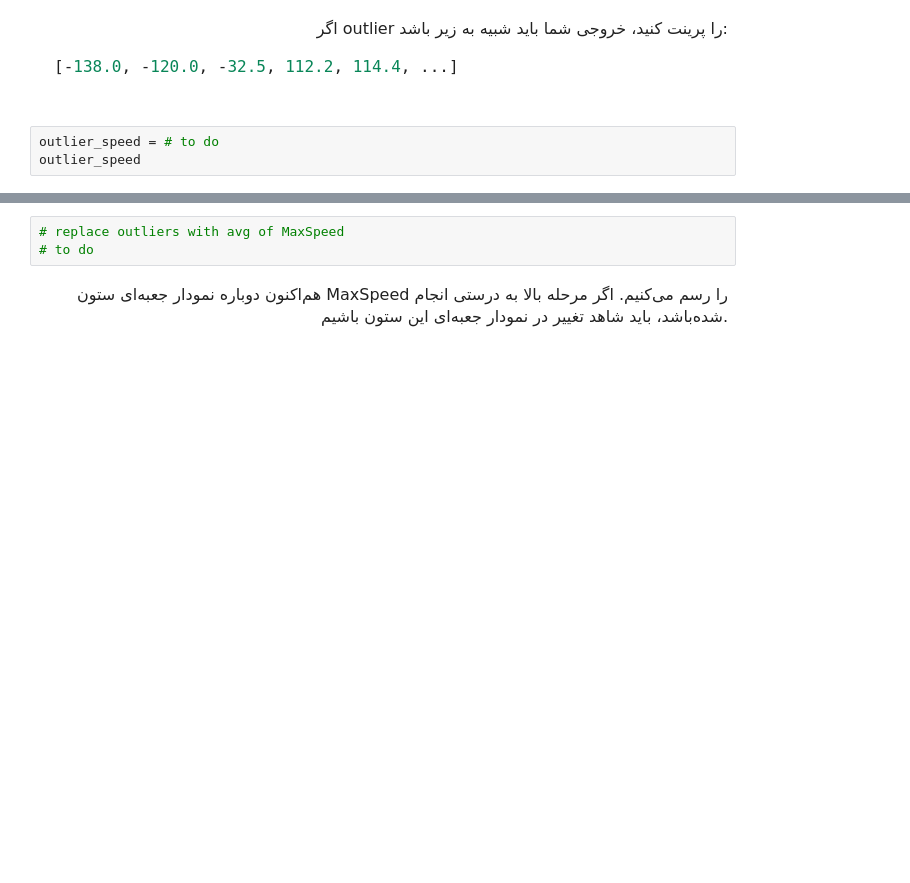
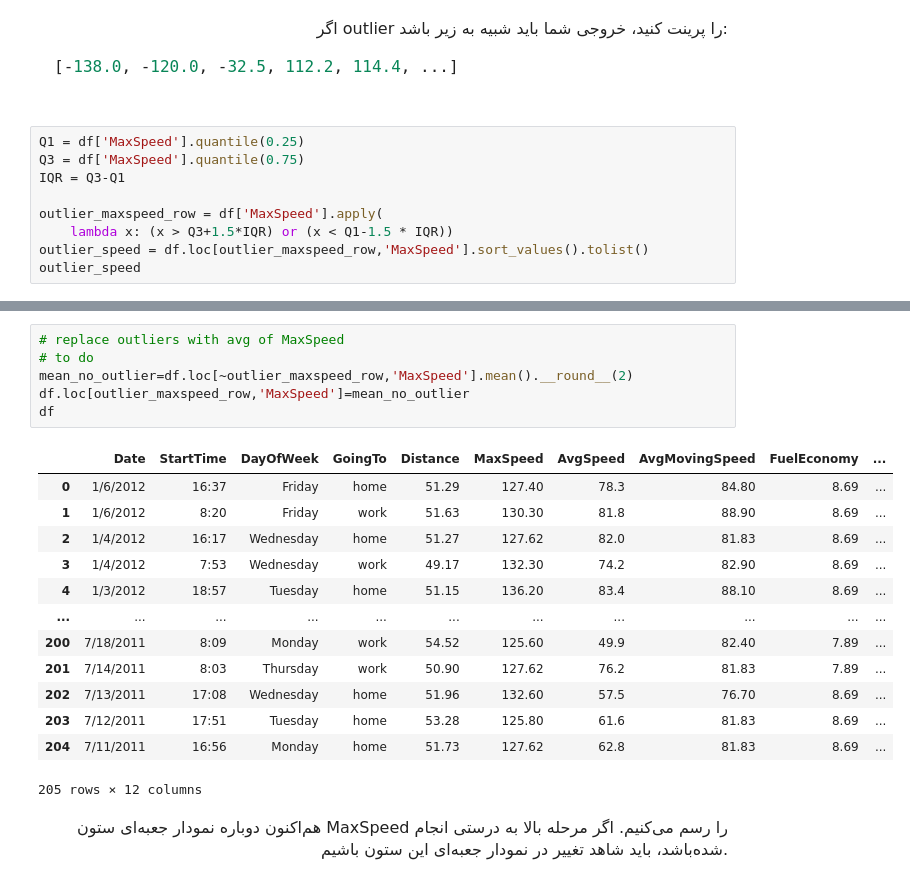
Before and after one commit to M-Aref-Shojaei/mljump, a Jupyter notebook: dataPrepration/correct_routing_initial_project_2/correct_routing.ipynb, the cells around one changed output, grey strips where cells are left out. Drawn from its saved outputs; the diff is of its cells as text; blank space fills up the shorter version.

```diff
--- a/dataPrepration/correct_routing_initial_project_2/correct_routing.ipynb
+++ b/dataPrepration/correct_routing_initial_project_2/correct_routing.ipynb
@@ -227,5 +336,11 @@ sns.boxplot(x=df.MovingTime, ax = ax[3,0])
 </font>
 </p>
 # %%
-outlier_speed = # to do
+Q1 = df['MaxSpeed'].quantile(0.25)
+Q3 = df['MaxSpeed'].quantile(0.75)
+IQR = Q3-Q1
+
+outlier_maxspeed_row = df['MaxSpeed'].apply(
+    lambda x: (x > Q3+1.5*IQR) or (x < Q1-1.5 * IQR))
+outlier_speed = df.loc[outlier_maxspeed_row,'MaxSpeed'].sort_values().tolist()
 outlier_speed
@@ -232,6 +360,23 @@ outlier_speed
 # %%
 # replace outliers with avg of MaxSpeed
 # to do
+mean_no_outlier=df.loc[~outlier_maxspeed_row,'MaxSpeed'].mean().__round__(2)
+df.loc[outlier_maxspeed_row,'MaxSpeed']=mean_no_outlier
+df
+# %% [output]
+|  | Date | StartTime | DayOfWeek | GoingTo | Distance | MaxSpeed | AvgSpeed | AvgMovingSpeed | FuelEconomy | ... |
+| 0 | 1/6/2012 | 16:37 | Friday | home | 51.29 | 127.40 | 78.3 | 84.80 | 8.69 | ... |
+| 1 | 1/6/2012 | 8:20 | Friday | work | 51.63 | 130.30 | 81.8 | 88.90 | 8.69 | ... |
+| 2 | 1/4/2012 | 16:17 | Wednesday | home | 51.27 | 127.62 | 82.0 | 81.83 | 8.69 | ... |
+| 3 | 1/4/2012 | 7:53 | Wednesday | work | 49.17 | 132.30 | 74.2 | 82.90 | 8.69 | ... |
+| 4 | 1/3/2012 | 18:57 | Tuesday | home | 51.15 | 136.20 | 83.4 | 88.10 | 8.69 | ... |
+| ... | ... | ... | ... | ... | ... | ... | ... | ... | ... | ... |
+| 200 | 7/18/2011 | 8:09 | Monday | work | 54.52 | 125.60 | 49.9 | 82.40 | 7.89 | ... |
+| 201 | 7/14/2011 | 8:03 | Thursday | work | 50.90 | 127.62 | 76.2 | 81.83 | 7.89 | ... |
+| 202 | 7/13/2011 | 17:08 | Wednesday | home | 51.96 | 132.60 | 57.5 | 76.70 | 8.69 | ... |
+| 203 | 7/12/2011 | 17:51 | Tuesday | home | 53.28 | 125.80 | 61.6 | 81.83 | 8.69 | ... |
+| 204 | 7/11/2011 | 16:56 | Monday | home | 51.73 | 127.62 | 62.8 | 81.83 | 8.69 | ... |
+205 rows × 12 columns
 # %% [markdown]
 <p dir=rtl style="direction: rtl;text-align: right;line-height:200%;font-family:vazir;font-size:medium">
 <font face="vazirmatn" size=3>
```
Also changed, not shown: parts of 10 cells of this notebook, 2 other files.
